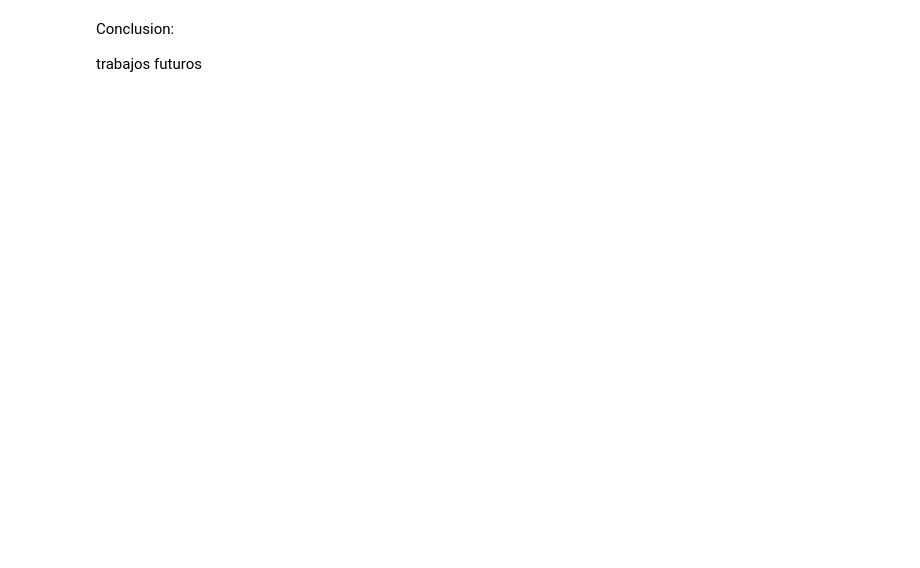
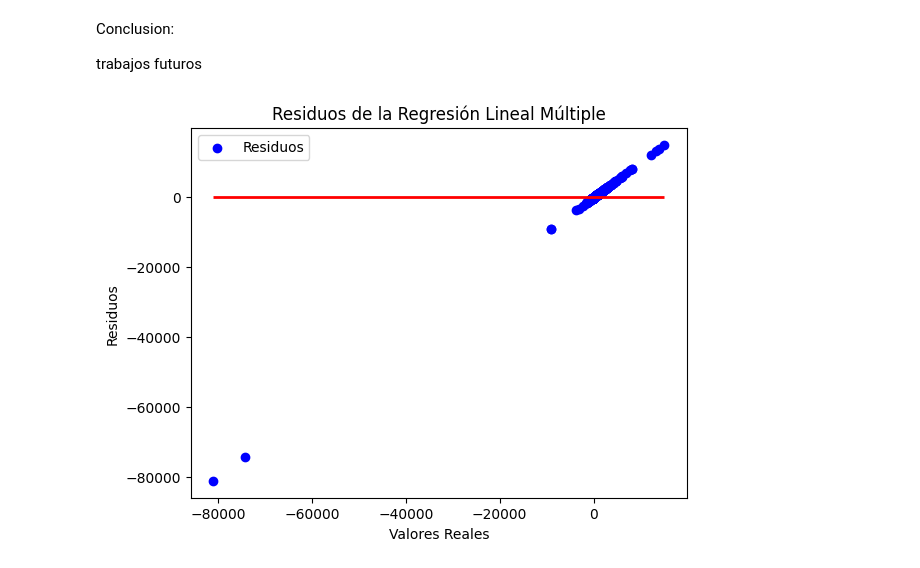
Before and after one commit to RolandoOrtizB/Bootcamp, a Jupyter notebook: Proyecto20042024.ipynb, the cells around one changed output. Cells and saved outputs as stored; diff of their text form; code cells hidden in the pictures; blank space fills up the shorter version.

```diff
--- a/Proyecto20042024.ipynb
+++ b/Proyecto20042024.ipynb
@@ -389,3 +389,14 @@ Intersección del modelo: 212.87352812908853
 Conclusion:
 
 trabajos futuros
+# %%
+# Visualizar los residuos
+plt.scatter(y_test, y_test - y_pred, color='blue', label='Residuos')
+plt.hlines(y=0, xmin=min(y_test), xmax=max(y_test), color='red', linewidth=2)
+plt.title('Residuos de la Regresión Lineal Múltiple')
+plt.xlabel('Valores Reales')
+plt.ylabel('Residuos')
+plt.legend()
+plt.show()
+# %% [output]
+[figure, added]
```
Also changed, not shown: parts of 1 cell of this notebook.
